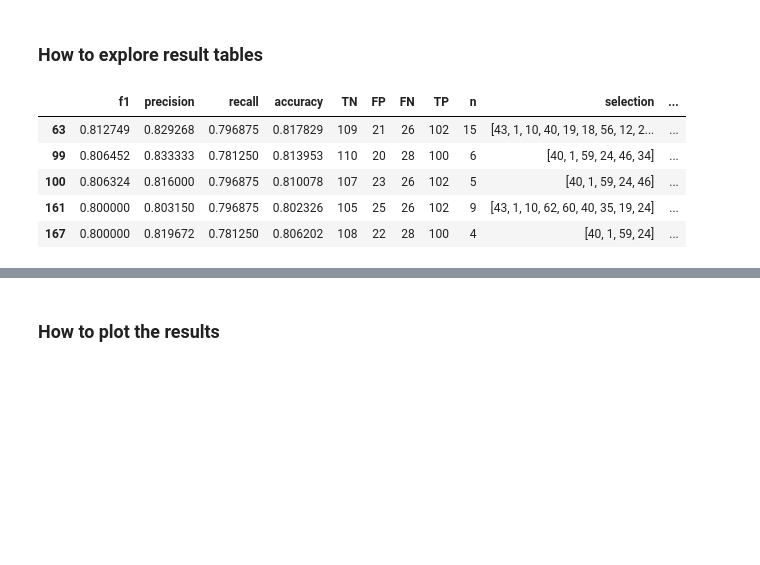
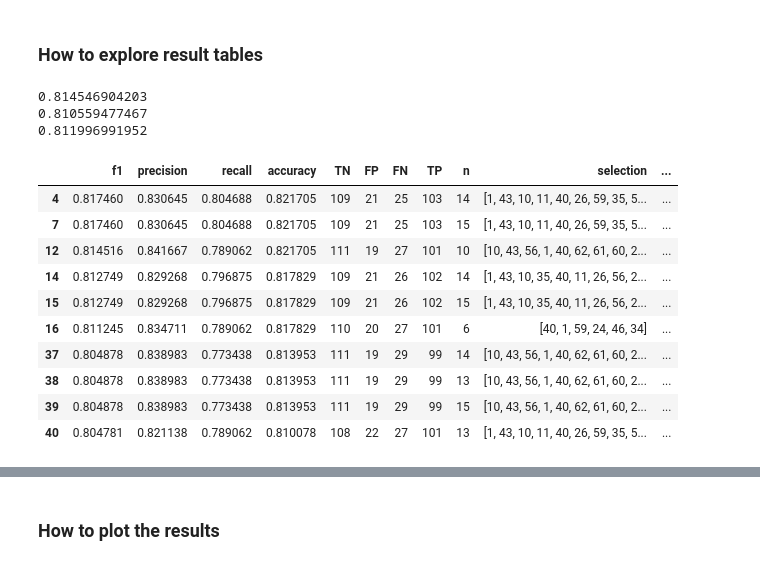
Before and after one commit to nischikata/AggressivenessClassification, a Jupyter notebook: DEMO_plotResults.ipynb, the cells around one changed output, grey strips where cells are left out. Drawn from its saved outputs; the diff is of its cells as text; code cells hidden in the pictures; blank space fills up the shorter version.

```diff
--- a/DEMO_plotResults.ipynb
+++ b/DEMO_plotResults.ipynb
@@ -8,11 +9,22 @@ import pandas as pd
 # %%
 mdf = pd.read_csv("Datasets/M_MODEL_LR_results.csv", sep='\t', index_col=0) # Load the results into a DataFrame
 # mdf[:5] # show overall top 5 results
-mdf.loc[mdf['n'] <= 15][:5] # show top 5 results for selections <= 15 features
+print np.mean(mdf[:25]['f1'])
+print np.mean(mdf.loc[mdf['n'] <= 15][:10]['f1'])
+print np.median(mdf.loc[mdf['n'] <= 15][:10]['f1'])
+mdf.loc[mdf['n'] <= 15][:10] # show top 5 results for selections <= 15 features
 # %% [output]
+0.814546904203
+0.810559477467
+0.811996991952
 |  | f1 | precision | recall | accuracy | TN | FP | FN | TP | n | selection | ... |
-| 63 | 0.812749 | 0.829268 | 0.796875 | 0.817829 | 109 | 21 | 26 | 102 | 15 | [43, 1, 10, 40, 19, 18, 56, 12, 2... | ... |
-| 99 | 0.806452 | 0.833333 | 0.781250 | 0.813953 | 110 | 20 | 28 | 100 | 6 | [40, 1, 59, 24, 46, 34] | ... |
-| 100 | 0.806324 | 0.816000 | 0.796875 | 0.810078 | 107 | 23 | 26 | 102 | 5 | [40, 1, 59, 24, 46] | ... |
-| 161 | 0.800000 | 0.803150 | 0.796875 | 0.802326 | 105 | 25 | 26 | 102 | 9 | [43, 1, 10, 62, 60, 40, 35, 19, 24] | ... |
-| 167 | 0.800000 | 0.819672 | 0.781250 | 0.806202 | 108 | 22 | 28 | 100 | 4 | [40, 1, 59, 24] | ... |
+| 4 | 0.817460 | 0.830645 | 0.804688 | 0.821705 | 109 | 21 | 25 | 103 | 14 | [1, 43, 10, 11, 40, 26, 59, 35, 5... | ... |
+| 7 | 0.817460 | 0.830645 | 0.804688 | 0.821705 | 109 | 21 | 25 | 103 | 15 | [1, 43, 10, 11, 40, 26, 59, 35, 5... | ... |
+| 12 | 0.814516 | 0.841667 | 0.789062 | 0.821705 | 111 | 19 | 27 | 101 | 10 | [10, 43, 56, 1, 40, 62, 61, 60, 2... | ... |
+| 14 | 0.812749 | 0.829268 | 0.796875 | 0.817829 | 109 | 21 | 26 | 102 | 14 | [1, 43, 10, 35, 40, 11, 26, 56, 2... | ... |
+| 15 | 0.812749 | 0.829268 | 0.796875 | 0.817829 | 109 | 21 | 26 | 102 | 15 | [1, 43, 10, 35, 40, 11, 26, 56, 2... | ... |
+| 16 | 0.811245 | 0.834711 | 0.789062 | 0.817829 | 110 | 20 | 27 | 101 | 6 | [40, 1, 59, 24, 46, 34] | ... |
+| 37 | 0.804878 | 0.838983 | 0.773438 | 0.813953 | 111 | 19 | 29 | 99 | 14 | [10, 43, 56, 1, 40, 62, 61, 60, 2... | ... |
+| 38 | 0.804878 | 0.838983 | 0.773438 | 0.813953 | 111 | 19 | 29 | 99 | 13 | [10, 43, 56, 1, 40, 62, 61, 60, 2... | ... |
+| 39 | 0.804878 | 0.838983 | 0.773438 | 0.813953 | 111 | 19 | 29 | 99 | 15 | [10, 43, 56, 1, 40, 62, 61, 60, 2... | ... |
+| 40 | 0.804781 | 0.821138 | 0.789062 | 0.810078 | 108 | 22 | 27 | 101 | 13 | [1, 43, 10, 11, 40, 26, 59, 35, 5... | ... |
```
Also changed, not shown: parts of 6 cells of this notebook, 59 other files.
